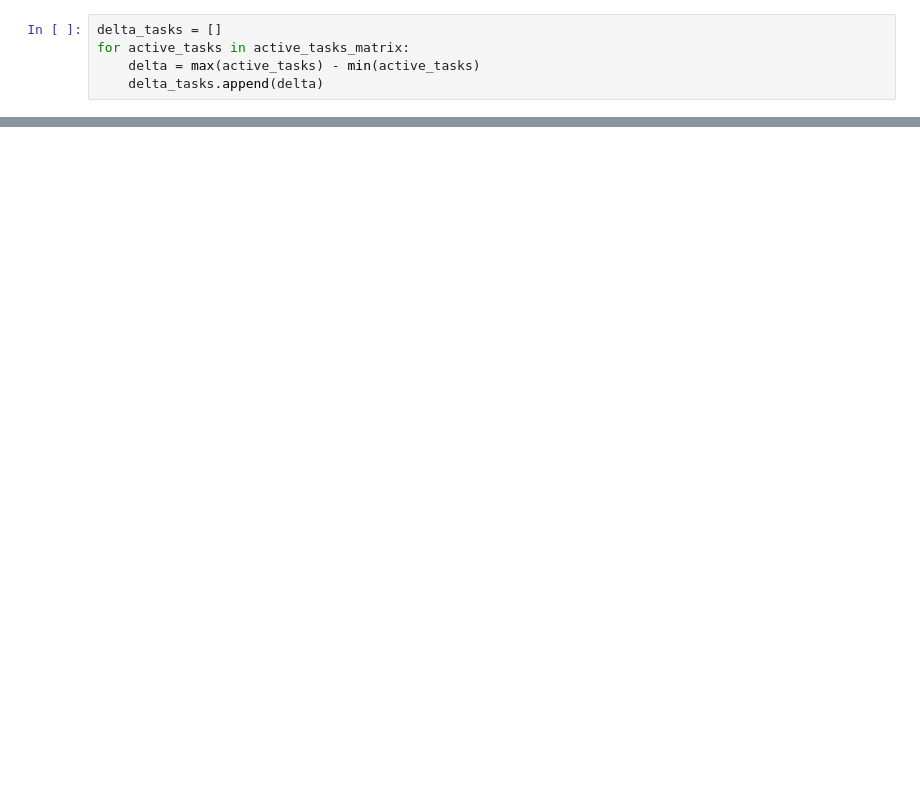
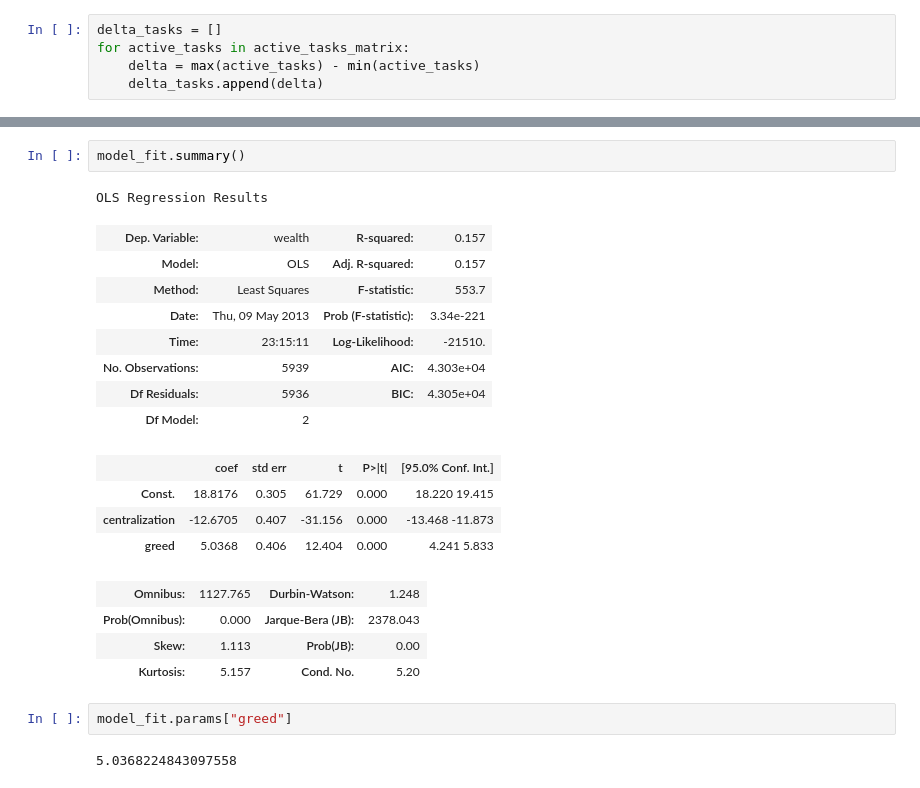
Before and after one commit to jackiekazil/goalnet, a Jupyter notebook: goalnet/analysis/Analysis 2.ipynb, the cells around one changed output, grey strips where cells are left out. Cells and saved outputs as stored; diff of their text form; blank space fills up the shorter version.

```diff
--- a/goalnet/analysis/Analysis 2.ipynb
+++ b/goalnet/analysis/Analysis 2.ipynb
@@ -51,0 +96,24 @@ plt.scatter(agent_counts, delta_tasks)
+# %%
+model_fit.summary()
+# %% [output]
+OLS Regression Results
+| Dep. Variable: | wealth | R-squared: | 0.157 |
+| Model: | OLS | Adj. R-squared: | 0.157 |
+| Method: | Least Squares | F-statistic: | 553.7 |
+| Date: | Thu, 09 May 2013 | Prob (F-statistic): | 3.34e-221 |
+| Time: | 23:15:11 | Log-Likelihood: | -21510. |
+| No. Observations: | 5939 | AIC: | 4.303e+04 |
+| Df Residuals: | 5936 | BIC: | 4.305e+04 |
+| Df Model: | 2 |  |  |
+|  | coef | std err | t | P>|t| | [95.0% Conf. Int.] |
+| Const. | 18.8176 | 0.305 | 61.729 | 0.000 | 18.220 19.415 |
+| centralization | -12.6705 | 0.407 | -31.156 | 0.000 | -13.468 -11.873 |
+| greed | 5.0368 | 0.406 | 12.404 | 0.000 | 4.241 5.833 |
+| Omnibus: | 1127.765 | Durbin-Watson: | 1.248 |
+| Prob(Omnibus): | 0.000 | Jarque-Bera (JB): | 2378.043 |
+| Skew: | 1.113 | Prob(JB): | 0.00 |
+| Kurtosis: | 5.157 | Cond. No. | 5.20 |
+# %%
+model_fit.params["greed"]
+# %% [output]
+5.0368224843097558
```
Also changed, not shown: parts of 17 cells of this notebook, 3 other files.
